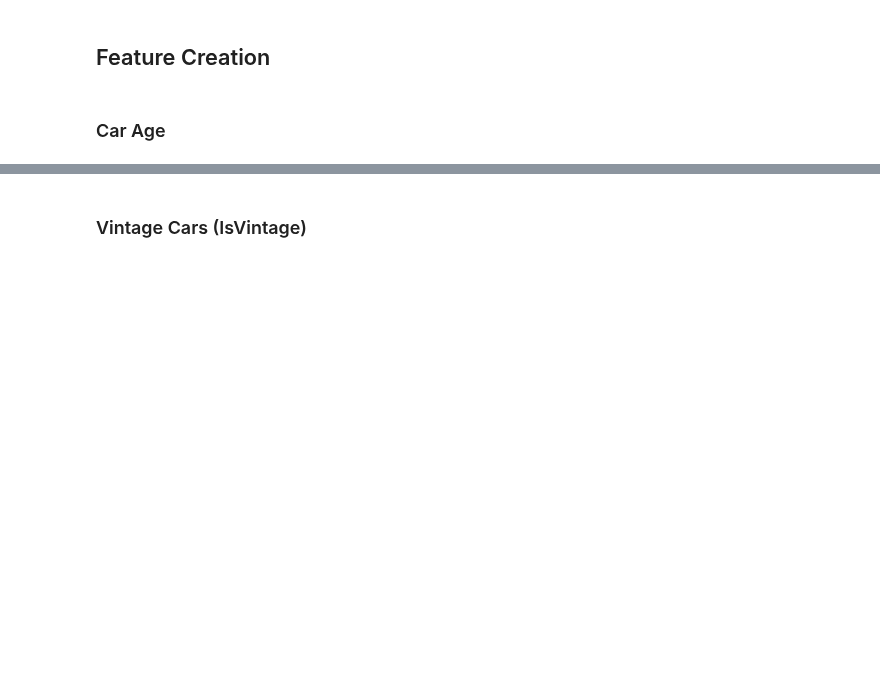
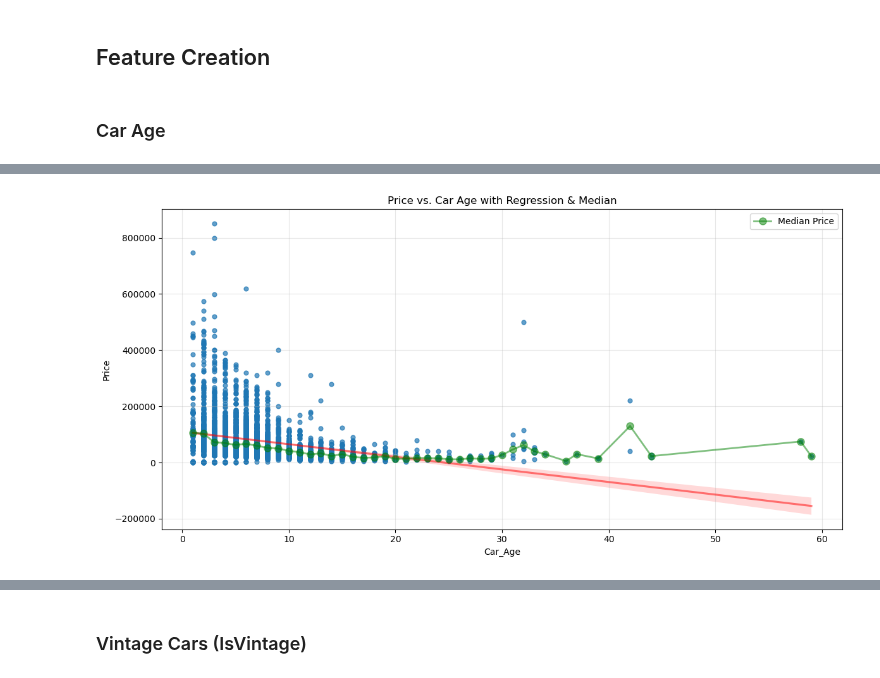
Before and after one commit to RioPramana21/Ctrl-Price-Taking-Control-of-Used-Car-Valuations-with-ML, a Jupyter notebook: code_files/4_feature_engineering_and_preprocessing.ipynb, the cells around one changed output, grey strips where cells are left out. Drawn from its saved outputs; the diff is of its cells as text; code cells hidden in the pictures; blank space fills up the shorter version.

```diff
--- a/code_files/4_feature_engineering_and_preprocessing.ipynb
+++ b/code_files/4_feature_engineering_and_preprocessing.ipynb
@@ -36,3 +36,92 @@ df.head()
 | 2 | Optima | Hafar Al-Batin | Kia | Automatic | Saudi | Semi Full | 2015 | 2.4 | 220000 | False | ... |
 | 3 | CX3 | Abha | Mazda | Automatic | Saudi | Semi Full | 2019 | 2.0 | 25000 | False | ... |
 | 4 | Cayenne S | Riyadh | Porsche | Automatic | Saudi | Full | 2012 | 4.8 | 189000 | False | ... |
+# %%
+import matplotlib.pyplot as plt
+import seaborn as sns
+
+def plot_numeric_relationship(
+    df,
+    x_col,
+    y_col,
+    show_medians=True,
+    figsize=(12,6),
+    scatter_alpha=0.5,
+    reg_color='red',
+    median_color='green',
+    median_label='Median Y',
+    ylim=None,
+    xlim=None,
+    median_kwargs=None,
+    reg_kwargs=None,
+    title=None
+):
+    """
+    Plots y_col vs. x_col with regression line and optional median y per unique x value.
+
+    Args:
+        df (pd.DataFrame): DataFrame with data.
+        x_col (str): Name of x-axis column (must be numeric/discrete).
+        y_col (str): Name of y-axis column.
+        show_medians (bool): Plot median y per x if True.
+        figsize (tuple): Figure size.
+        scatter_alpha (float): Alpha for scatter.
+        reg_color (str): Color for regression line.
+        median_color (str): Color for median line.
+        median_label (str): Legend label for median.
+        ylim (tuple or None): Y-axis limits.
+        xlim (tuple or None): X-axis limits.
+        median_kwargs (dict or None): Additional kwargs for median line.
+        reg_kwargs (dict or None): Additional kwargs for sns.regplot().
+        title (str or None): Custom plot title.
+    """
+    plt.figure(figsize=figsize)
+    # Regression and scatter
+    regplot_kwargs = dict(
+        x=x_col,
+        y=y_col,
+        data=df,
+        scatter_kws={'alpha': scatter_alpha, 's': 24},
+        line_kws={'color': reg_color, 'alpha': 0.5},
+    )
+    if reg_kwargs:
+        regplot_kwargs.update(reg_kwargs)
+    sns.regplot(**regplot_kwargs)
+
+    # Median line (for discrete/ordinal/nice integer x)
+    if show_medians:
+        unique_x = np.sort(df[x_col].unique())
+        medians = df.groupby(x_col)[y_col].median().reindex(unique_x)
+        mkws = dict(color=median_color, linewidth=2, markersize=8, label=median_label, alpha=0.5)
+        if median_kwargs:
+            mkws.update(median_kwargs)
+        plt.plot(unique_x, medians, 'o-', **mkws)
+        plt.legend()
+    if title is not None:
+        plt.title(title)
+    else:
+        plt.title(f'{y_col} vs. {x_col} (Regression{" & Median" if show_medians else ""})')
+    plt.xlabel(x_col)
+    plt.ylabel(y_col)
+    plt.grid(True, alpha=0.3)
+    if xlim:
+        plt.xlim(xlim)
+    if ylim:
+        plt.ylim(ylim)
+    plt.tight_layout()
+    plt.show()
+
+plot_numeric_relationship(
+    df,
+    x_col='Car_Age',
+    y_col='Price',
+    show_medians=True,
+    figsize=(12, 6),
+    scatter_alpha=0.7,
+    reg_color='red',
+    median_color='green',
+    median_label='Median Price',
+    title='Price vs. Car Age with Regression & Median'
+)
+# %% [output]
+[figure, added]
```
Also changed, not shown: parts of 16 cells of this notebook, 2 other files.
